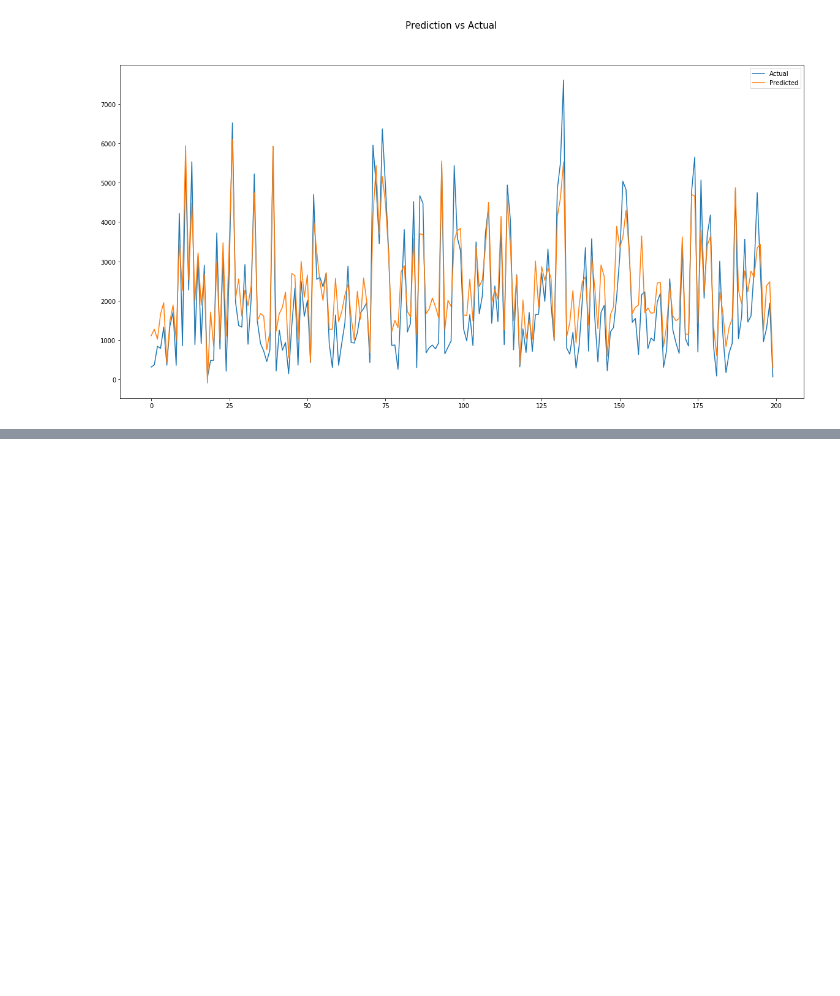
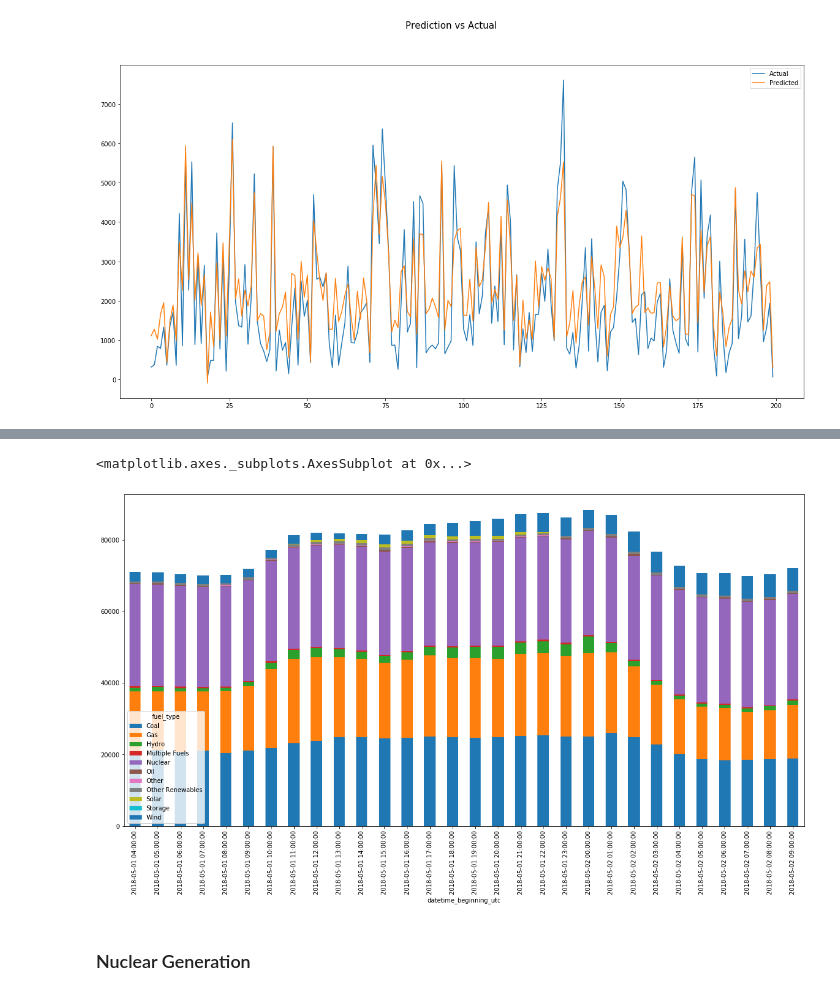
Before and after one commit to amy-wang/thesis2, a Jupyter notebook: data/Prediction vs Forecasts.ipynb, the cells around one changed output, grey strips where cells are left out. Cells and saved outputs as stored; diff of their text form; code cells hidden in the pictures; blank space fills up the shorter version.

Commit message:
looking at nuclear / hydro

```diff
--- a/data/Prediction vs Forecasts.ipynb
+++ b/data/Prediction vs Forecasts.ipynb
@@ -330,0 +333,2 @@ plt.legend()
+# %%
+actual_gen = pd.read_csv('actual_gen.csv')
@@ -330,0 +351,15 @@ plt.legend()
+# %%
+actual_gen['datetime_beginning_utc'] = pd.to_datetime(actual_gen['datetime_beginning_utc'])
+
+actual_gen = actual_gen.drop(['datetime_beginning_ept', 'fuel_percentage_of_total', 'is_renewable'], axis=1)
+# %%
+pivot_df = actual_gen.pivot(index='datetime_beginning_utc', columns='fuel_type', values='mw')
+# %%
+pivot_df_segment = pivot_df.head(30)
+# %%
+pivot_df_segment.plot.bar(stacked=True, figsize=(20,10))
+# %% [output]
+<matplotlib.axes._subplots.AxesSubplot at 0x...>
+[figure, added]
+# %% [markdown]
+### Nuclear Generation
```
Also changed, not shown: parts of 11 cells of this notebook.
